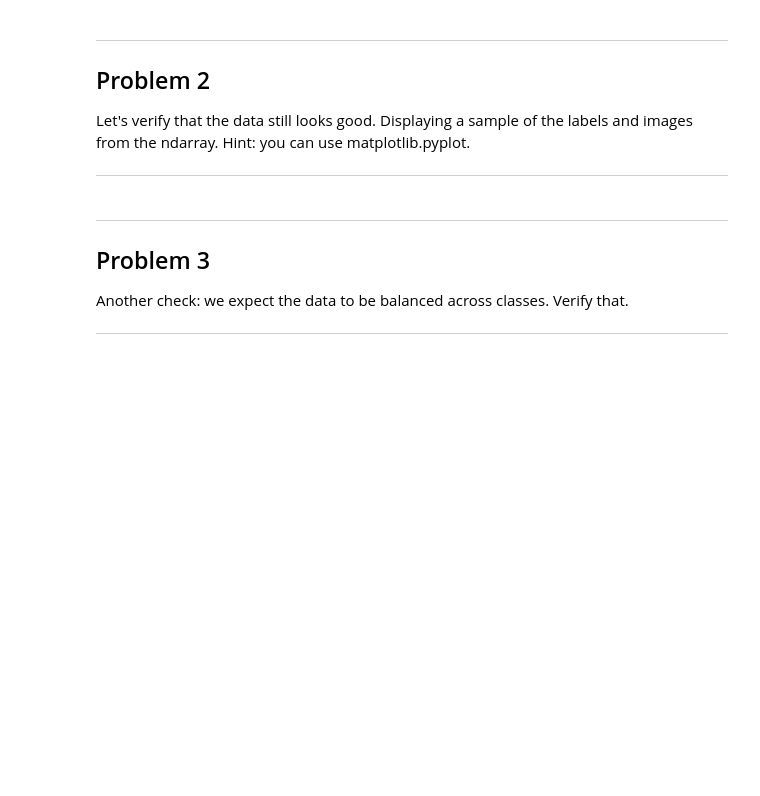
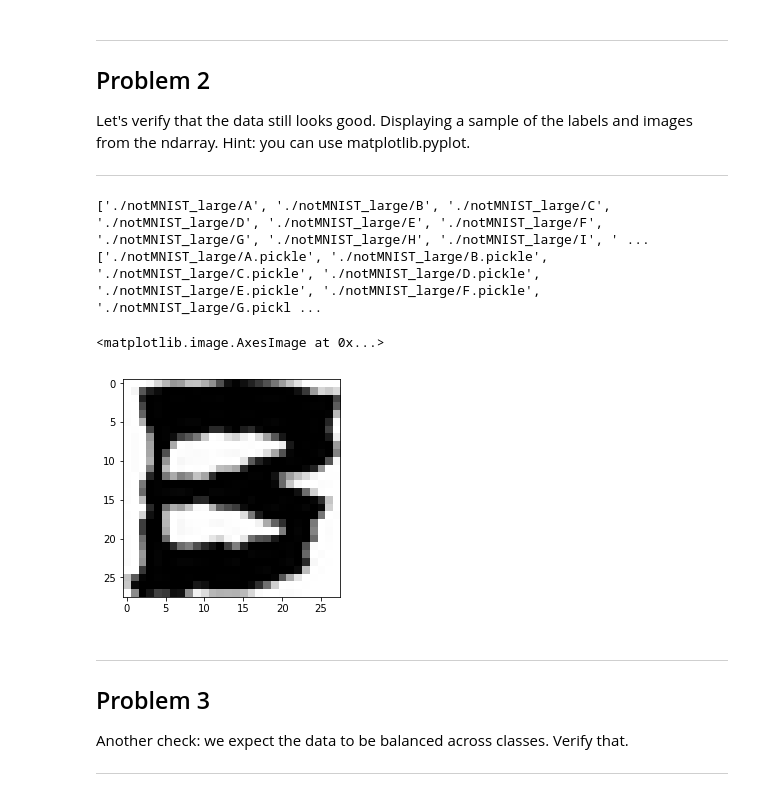
Before and after one commit to jeff-tj/machine-learning, a Jupyter notebook: deep_learning/1_notmnist.ipynb, the cells around one changed output. Saved outputs shown, nothing was run; the diff lists cells and outputs as text; code cells hidden in the pictures; blank space fills up the shorter version.

```diff
--- a/deep_learning/1_notmnist.ipynb
+++ b/deep_learning/1_notmnist.ipynb
@@ -209,6 +227,20 @@ Problem 2
 Let's verify that the data still looks good. Displaying a sample of the labels and images from the ndarray. Hint: you can use matplotlib.pyplot.
 
 ---
+# %%
+# Let's get an idea of the arrays we are dealing with
+print(train_folders)
+print(train_datasets)
+# Let's load one of the datasets
+with open(train_datasets[1], "r") as f:
+    test_array = pickle.load(f)
+
+plt.imshow(test_array[1, :, :], cmap="binary", interpolation="nearest")
+# %% [output]
+['./notMNIST_large/A', './notMNIST_large/B', './notMNIST_large/C', './notMNIST_large/D', './notMNIST_large/E', './notMNIST_large/F', './notMNIST_large/G', './notMNIST_large/H', './notMNIST_large/I', ' ...
+['./notMNIST_large/A.pickle', './notMNIST_large/B.pickle', './notMNIST_large/C.pickle', './notMNIST_large/D.pickle', './notMNIST_large/E.pickle', './notMNIST_large/F.pickle', './notMNIST_large/G.pickl ...
+<matplotlib.image.AxesImage at 0x...>
+[figure, added]
 # %% [markdown]
 ---
 Problem 3
```
Also changed, not shown: parts of 1 cell of this notebook.
